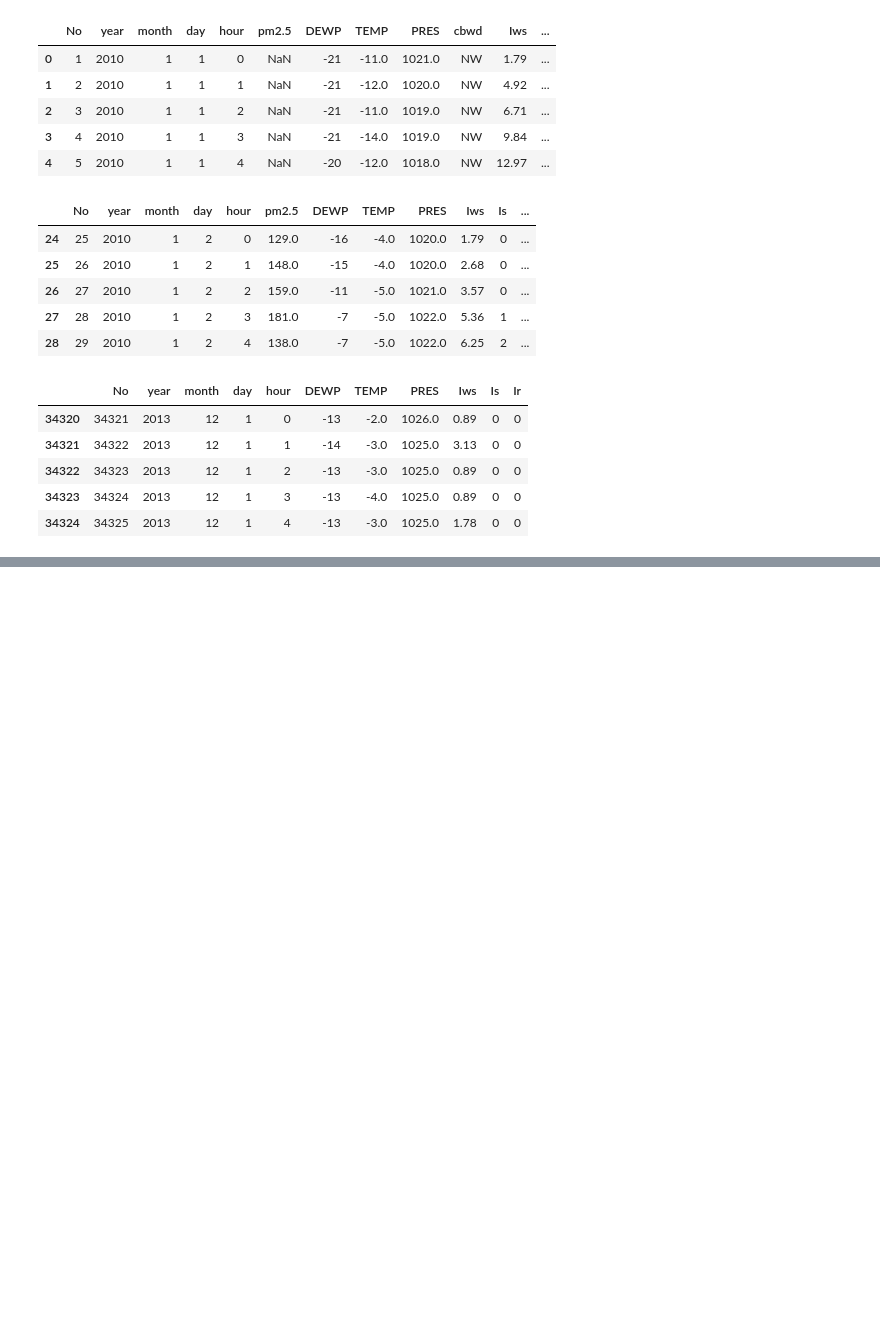
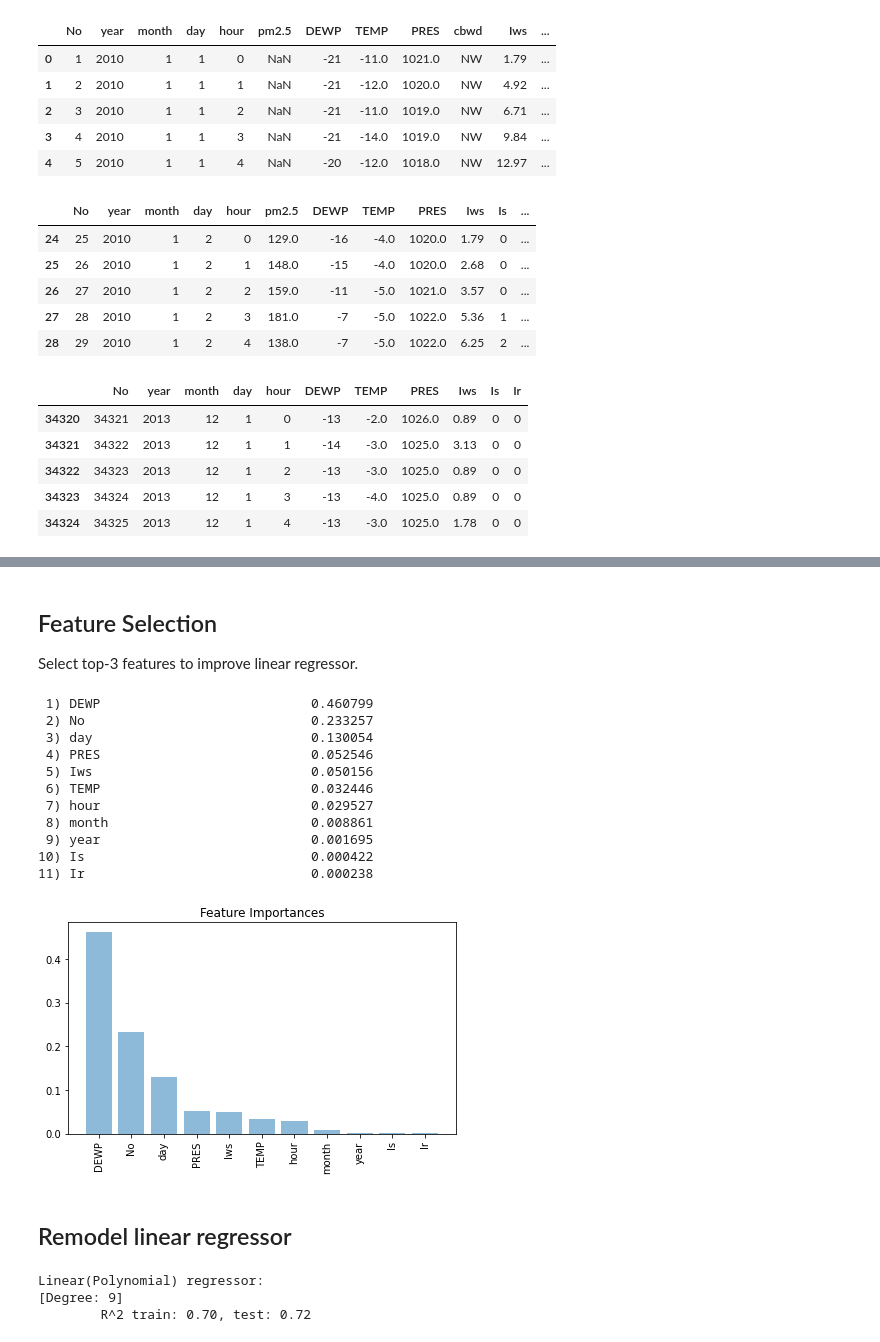
Before and after one commit to chengche6230/Deep-Learning-Course, a Jupyter notebook: Lab04/Lab04-2/Lab04-2_110065512.ipynb, the cells around one changed output, grey strips where cells are left out. Saved outputs shown, nothing was run; the diff lists cells and outputs as text; code cells hidden in the pictures; blank space fills up the shorter version.

```diff
--- a/Lab04/Lab04-2/Lab04-2_110065512.ipynb
+++ b/Lab04/Lab04-2/Lab04-2_110065512.ipynb
@@ -56,0 +133,61 @@ X.head()
+# %% [markdown]
+## Feature Selection
+Select top-3 features to improve linear regressor.
+# %%
+importances = forest.feature_importances_
+# get sort indices in descending order
+indices = np.argsort(importances)[::-1]
+
+for f in range(X_train.shape[1]):
+    print("%2d) %-*s %f" % (f + 1, 30,
+                            X.columns.values[indices[f]],
+                            importances[indices[f]]))
+
+plt.figure()
+plt.title('Feature Importances')
+plt.bar(range(X_train.shape[1]),
+        importances[indices],
+        align='center',
+        alpha=0.5)
+
+plt.xticks(range(X_train.shape[1]),
+           X.columns.values[indices], rotation=90)
+plt.tight_layout()
+plt.show()
+# %% [output]
+ 1) DEWP                           0.460799
+ 2) No                             0.233257
+ 3) day                            0.130054
+ 4) PRES                           0.052546
+ 5) Iws                            0.050156
+ 6) TEMP                           0.032446
+ 7) hour                           0.029527
+ 8) month                          0.008861
+ 9) year                           0.001695
+10) Is                             0.000422
+11) Ir                             0.000238
+[figure, added]
+# %% [markdown]
+## Remodel linear regressor
+# %%
+# Obviously, 'No' must has no relation with PM2.5
+X_sel = X.drop(columns=X.columns[indices[4:]]).drop(columns=['No'])
+
+print("Linear(Polynomial) regressor:")
+for d in range(9, 10):
+    polynomial = PolynomialFeatures(degree=d)
+    X_poly = polynomial.fit_transform(X_sel)
+    X_poly_train, X_poly_test, y_poly_train, y_poly_test = train_test_split(
+        X_poly, y, test_size=0.3, random_state=3)
+
+    poly_regr = LinearRegression()
+    poly_regr.fit(X_poly_train, y_poly_train)
+    y_poly_train_pred = poly_regr.predict(X_poly_train)
+    y_poly_test_pred = poly_regr.predict(X_poly_test)
+    print(f'[Degree: {d}]')
+    print(f'\tR^2 train: {r2_score(y_poly_train, y_poly_train_pred):.2f}, '\
+          f'test: {r2_score(y_poly_test, y_poly_test_pred):.2f}')
+# %% [output]
+Linear(Polynomial) regressor:
+[Degree: 9]
+        R^2 train: 0.70, test: 0.72
```
Also changed, not shown: parts of 10 cells of this notebook.
